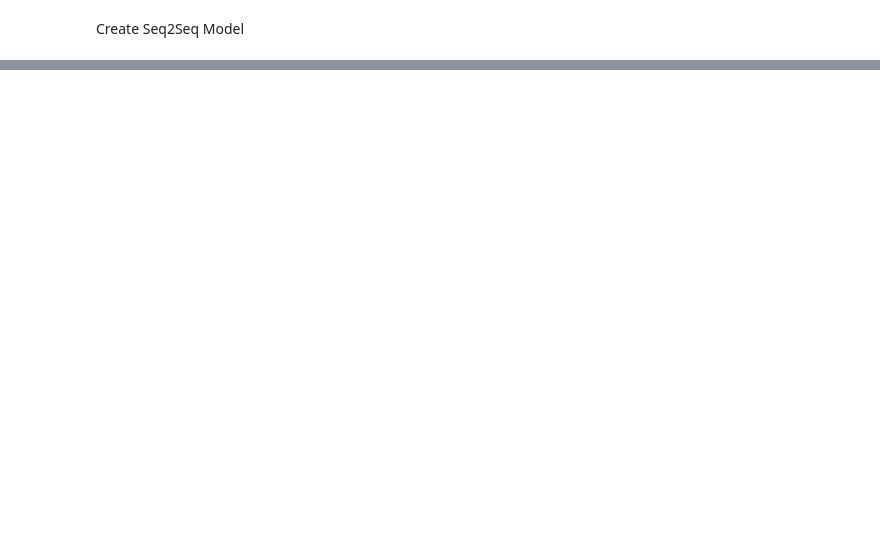
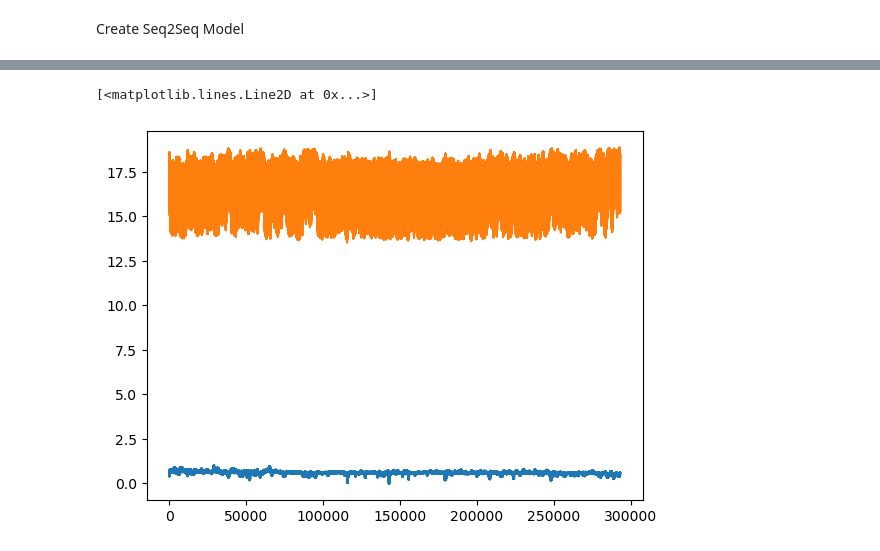
Before and after one commit to atleer/forecast-electricity-markets, a Jupyter notebook: analysis/notebooks/exploration/seq2seq_multivariate.ipynb, the cells around one changed output, grey strips where cells are left out. Cells and saved outputs as stored; diff of their text form; code cells hidden in the pictures; blank space fills up the shorter version.

```diff
--- a/analysis/notebooks/exploration/seq2seq_multivariate.ipynb
+++ b/analysis/notebooks/exploration/seq2seq_multivariate.ipynb
@@ -186,0 +197,11 @@ len(predictions)
+# %%
+X_test = torch.tensor(X_test, dtype = torch.float32)
+y_test = torch.tensor(y_test, dtype = torch.float32)
+with torch.no_grad():
+    y_pred = model(X_test)
+# %%
+plt.plot(y_test.flatten())
+plt.plot(y_pred.flatten())
+# %% [output]
+[<matplotlib.lines.Line2D at 0x...>]
+[figure, added]
```
Also changed, not shown: parts of 19 cells of this notebook.
